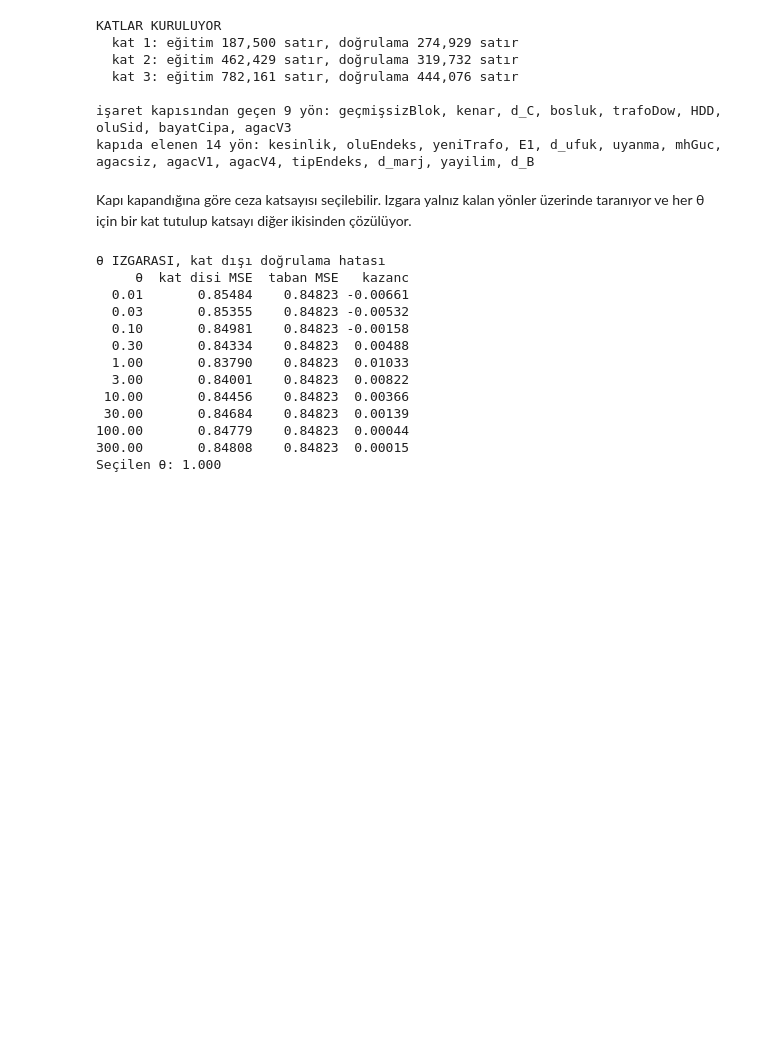
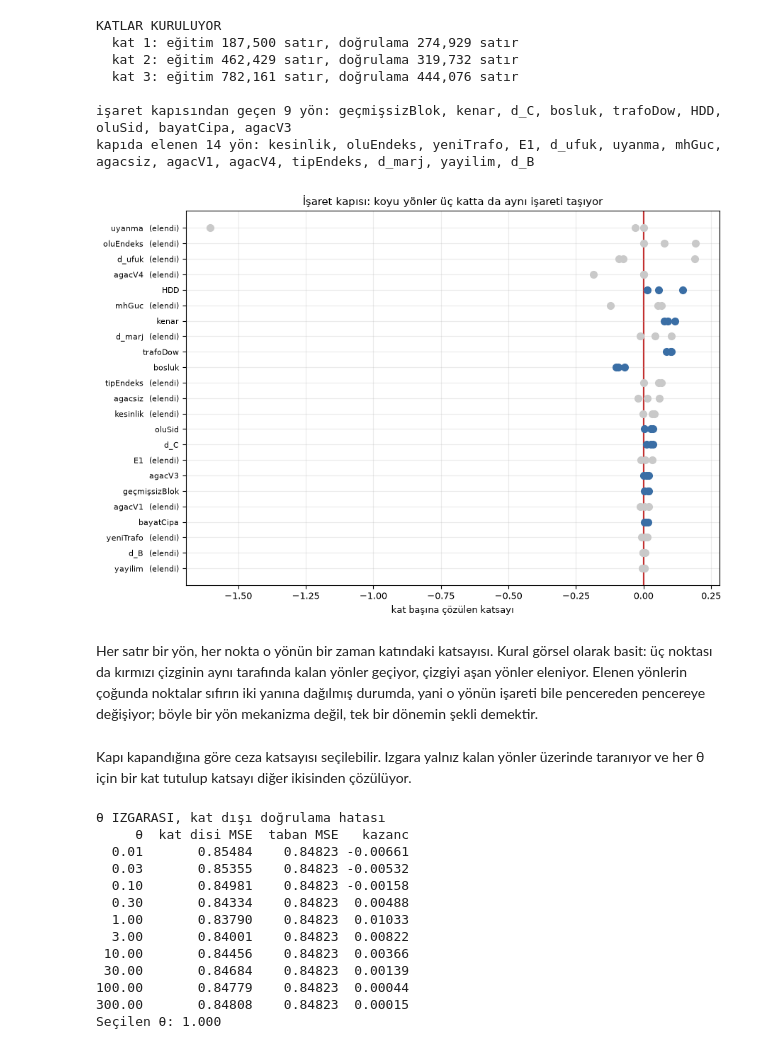
Before and after one commit to feritcanobuz/gridup-datathon-2026, a Jupyter notebook: notebooks/gridup_cozum.ipynb, the cells around one changed output. Drawn from its saved outputs; the diff is of its cells as text; code cells hidden in the pictures; blank space fills up the shorter version.

```diff
--- a/notebooks/gridup_cozum.ipynb
+++ b/notebooks/gridup_cozum.ipynb
@@ -3126,6 +3129,31 @@ KATLAR KURULUYOR
 
 işaret kapısından geçen 9 yön: geçmişsizBlok, kenar, d_C, bosluk, trafoDow, HDD, oluSid, bayatCipa, agacV3
 kapıda elenen 14 yön: kesinlik, oluEndeks, yeniTrafo, E1, d_ufuk, uyanma, mhGuc, agacsiz, agacV1, agacV4, tipEndeks, d_marj, yayilim, d_B
+# %%
+sira = KATSAYI_KAT.reindex(
+    KATSAYI_KAT.abs().max(axis=1).sort_values().index)
+
+fig, ax = plt.subplots(figsize=(9.0, 6.2))
+for j, ad in enumerate(sira.index):
+    gec = ad in gecen
+    ax.plot(sira.loc[ad].to_numpy(), [j] * sira.shape[1], "o", ms=7,
+            color="#3a6ea5" if gec else "#c9c9c9", zorder=3 if gec else 2)
+ax.axvline(0, color="#c62828", lw=1.6, zorder=1)
+ax.set_yticks(range(len(sira)))
+ax.set_yticklabels(["%s%s" % (a, "" if a in gecen else "  (elendi)")
+                    for a in sira.index], fontsize=8)
+ax.set_xlabel("kat başına çözülen katsayı")
+ax.set_title("İşaret kapısı: koyu yönler üç katta da aynı işareti taşıyor")
+plt.tight_layout(); plt.show()
+# %% [output]
+[figure, added]
+# %% [markdown]
+Her satır bir yön, her nokta o yönün bir zaman katındaki
+katsayısı. Kural görsel olarak basit: üç noktası da kırmızı çizginin
+aynı tarafında kalan yönler geçiyor, çizgiyi aşan yönler eleniyor.
+Elenen yönlerin çoğunda noktalar sıfırın iki yanına dağılmış durumda,
+yani o yönün işareti bile pencereden pencereye değişiyor; böyle bir
+yön mekanizma değil, tek bir dönemin şekli demektir.
 # %% [markdown]
 Kapı kapandığına göre ceza katsayısı seçilebilir. Izgara yalnız
 kalan yönler üzerinde taranıyor ve her θ için bir kat tutulup katsayı
```
Also changed, not shown: parts of 57 cells of this notebook.
